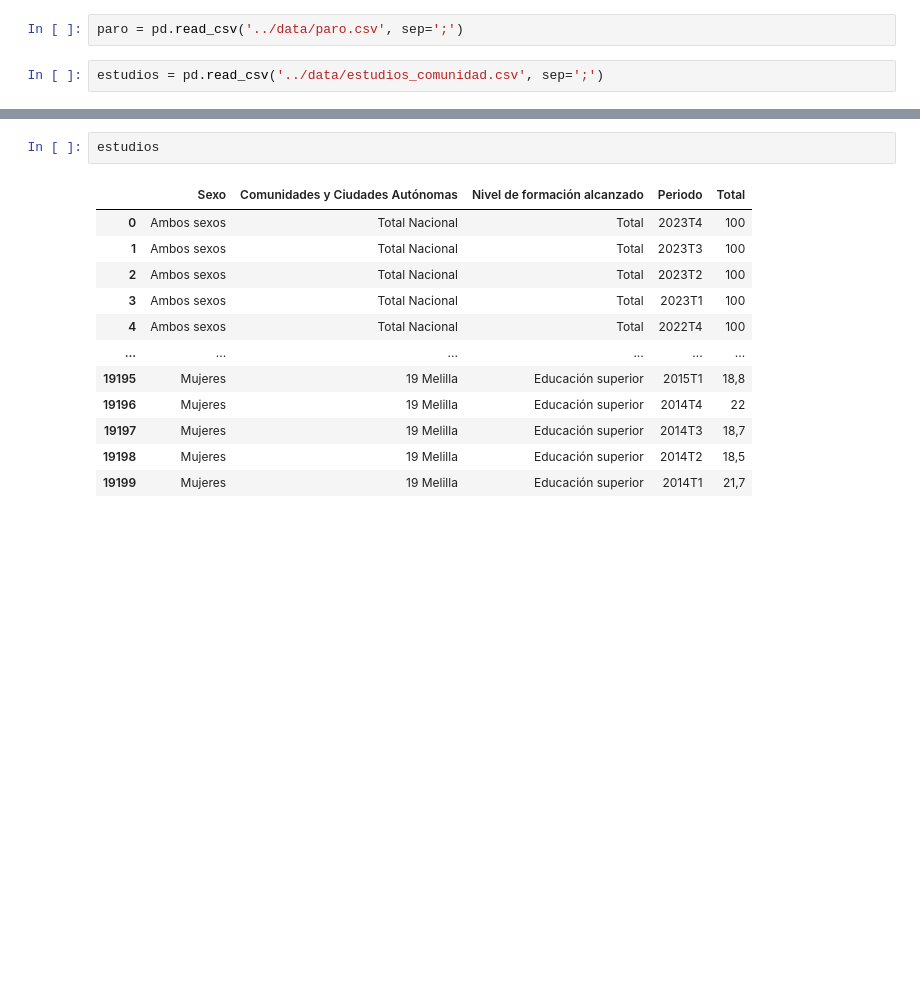
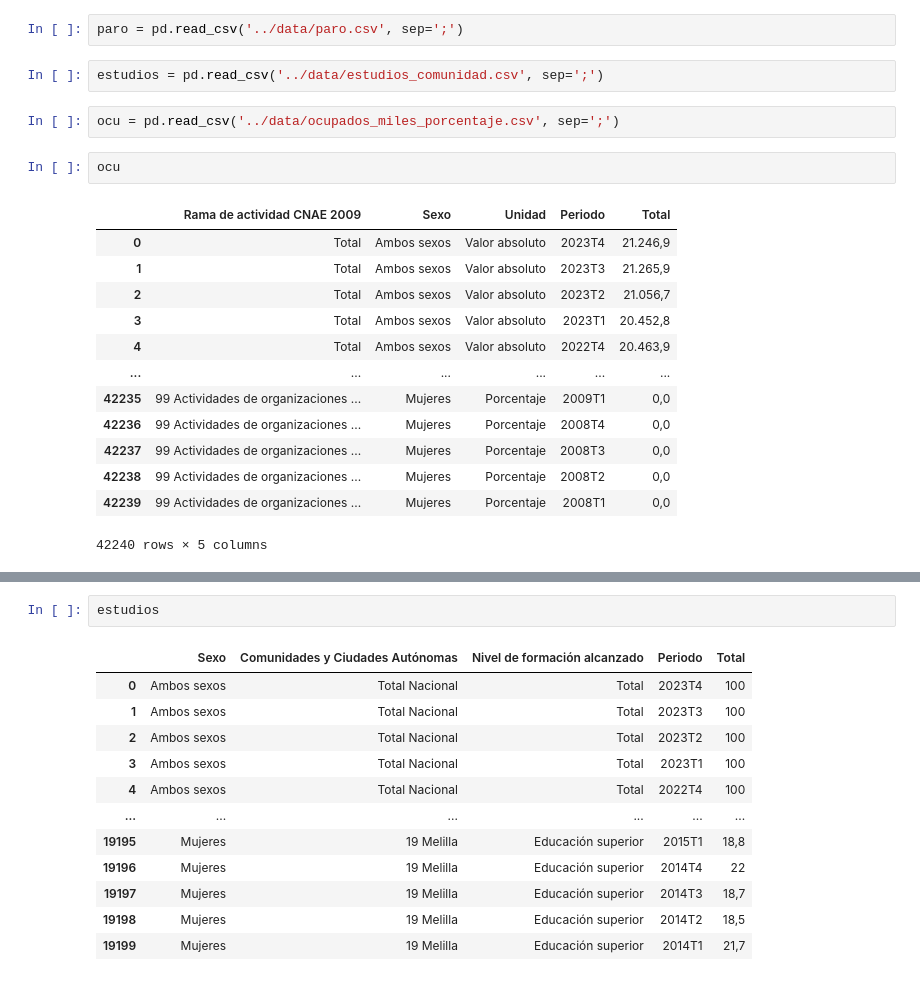
Before and after one commit to Gbau11/Empleo-Espa-a, a Jupyter notebook: code/paro_actividad.ipynb, the cells around one changed output, grey strips where cells are left out. Drawn from its saved outputs; the diff is of its cells as text; blank space fills up the shorter version.

```diff
--- a/code/paro_actividad.ipynb
+++ b/code/paro_actividad.ipynb
@@ -277,3 +278,21 @@ act_sec = pd.read_csv('../data/%activos_sector_provincia.csv', sep=';')
 paro = pd.read_csv('../data/paro.csv', sep=';')
 # %%
 estudios = pd.read_csv('../data/estudios_comunidad.csv', sep=';')
+# %%
+ocu = pd.read_csv('../data/ocupados_miles_porcentaje.csv', sep=';')
+# %%
+ocu
+# %% [output]
+|  | Rama de actividad CNAE 2009 | Sexo | Unidad | Periodo | Total |
+| 0 | Total | Ambos sexos | Valor absoluto | 2023T4 | 21.246,9 |
+| 1 | Total | Ambos sexos | Valor absoluto | 2023T3 | 21.265,9 |
+| 2 | Total | Ambos sexos | Valor absoluto | 2023T2 | 21.056,7 |
+| 3 | Total | Ambos sexos | Valor absoluto | 2023T1 | 20.452,8 |
+| 4 | Total | Ambos sexos | Valor absoluto | 2022T4 | 20.463,9 |
+| ... | ... | ... | ... | ... | ... |
+| 42235 | 99 Actividades de organizaciones ... | Mujeres | Porcentaje | 2009T1 | 0,0 |
+| 42236 | 99 Actividades de organizaciones ... | Mujeres | Porcentaje | 2008T4 | 0,0 |
+| 42237 | 99 Actividades de organizaciones ... | Mujeres | Porcentaje | 2008T3 | 0,0 |
+| 42238 | 99 Actividades de organizaciones ... | Mujeres | Porcentaje | 2008T2 | 0,0 |
+| 42239 | 99 Actividades de organizaciones ... | Mujeres | Porcentaje | 2008T1 | 0,0 |
+42240 rows × 5 columns
```
Also changed, not shown: parts of 25 cells of this notebook, 3 other files.
